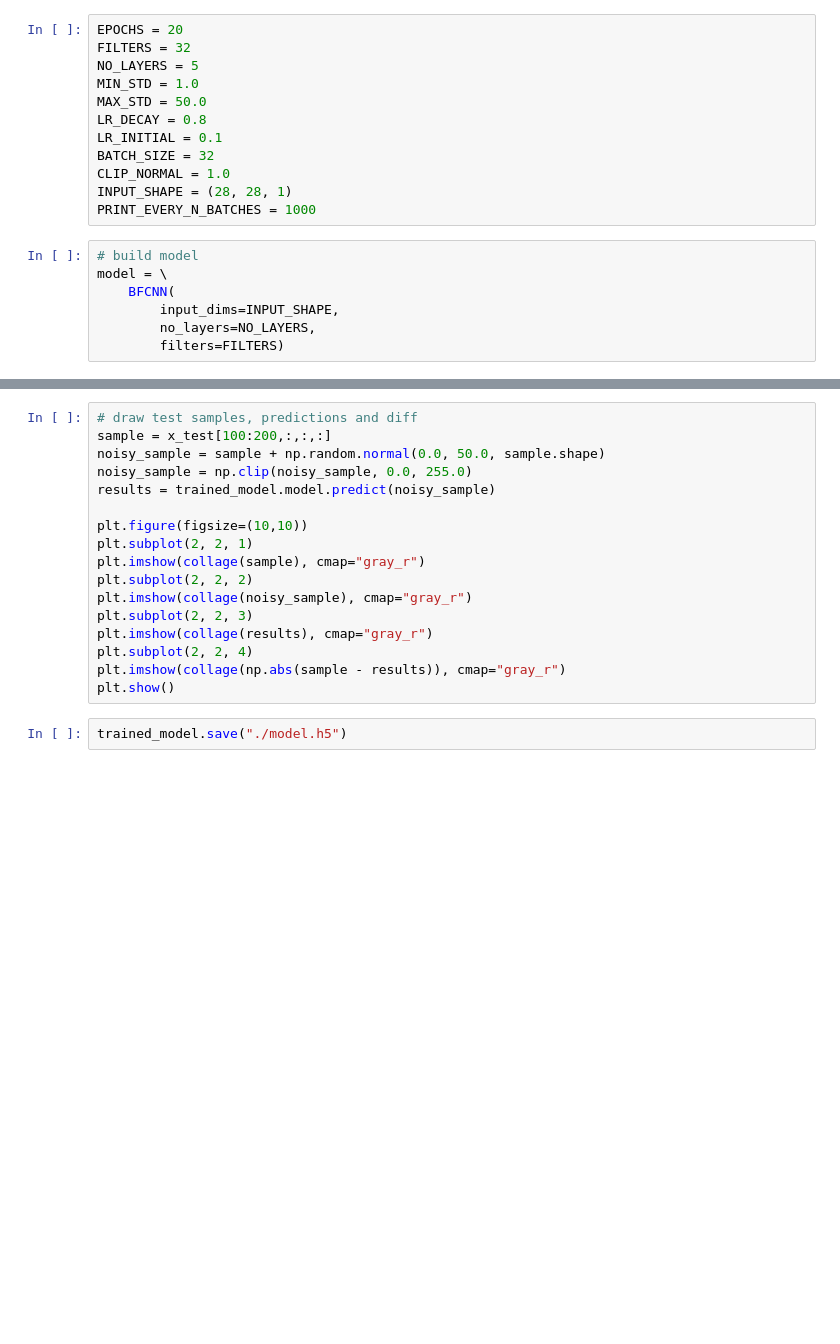
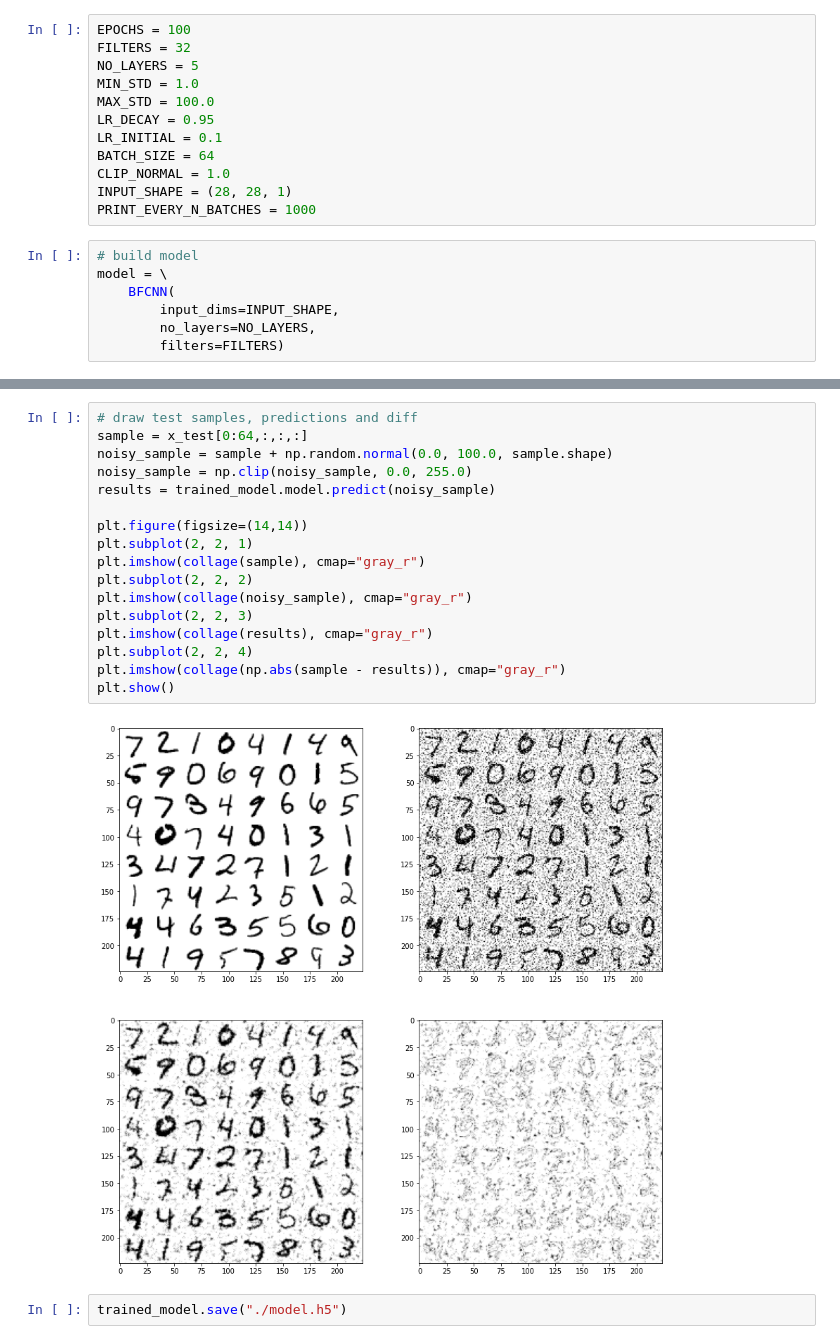
Before and after one commit to NikolasMarkou/blind_image_denoising, a Jupyter notebook: notebooks/test_bfcnn.ipynb, the cells around one changed output, grey strips where cells are left out. Drawn from its saved outputs; the diff is of its cells as text; blank space fills up the shorter version.

```diff
--- a/notebooks/test_bfcnn.ipynb
+++ b/notebooks/test_bfcnn.ipynb
@@ -22,14 +22,14 @@ x_train = np.expand_dims(x_train, axis=3)
 x_test = x_test.astype(np.float32)
 x_test = np.expand_dims(x_test, axis=3)
 # %%
-EPOCHS = 20
+EPOCHS = 100
 FILTERS = 32
 NO_LAYERS = 5
 MIN_STD = 1.0
-MAX_STD = 50.0
-LR_DECAY = 0.8
+MAX_STD = 100.0
+LR_DECAY = 0.95
 LR_INITIAL = 0.1
-BATCH_SIZE = 32
+BATCH_SIZE = 64
 CLIP_NORMAL = 1.0
 INPUT_SHAPE = (28, 28, 1)
 PRINT_EVERY_N_BATCHES = 1000
@@ -80,19 +140,21 @@ plt.show()
 # %%
 # draw test samples, predictions and diff
-sample = x_test[100:200,:,:,:]
-noisy_sample = sample + np.random.normal(0.0, 50.0, sample.shape)
+sample = x_test[0:64,:,:,:]
+noisy_sample = sample + np.random.normal(0.0, 100.0, sample.shape)
 noisy_sample = np.clip(noisy_sample, 0.0, 255.0)
 results = trained_model.model.predict(noisy_sample)
 
-plt.figure(figsize=(10,10))
+plt.figure(figsize=(14,14))
 plt.subplot(2, 2, 1)
 plt.imshow(collage(sample), cmap="gray_r")
 plt.subplot(2, 2, 2)
 plt.imshow(collage(noisy_sample), cmap="gray_r")
 plt.subplot(2, 2, 3)
 plt.imshow(collage(results), cmap="gray_r")
 plt.subplot(2, 2, 4)
 plt.imshow(collage(np.abs(sample - results)), cmap="gray_r")
 plt.show()
+# %% [output]
+[figure, added]
 # %%
 trained_model.save("./model.h5")
```
Also changed, not shown: parts of 4 cells of this notebook, 1 other file.
